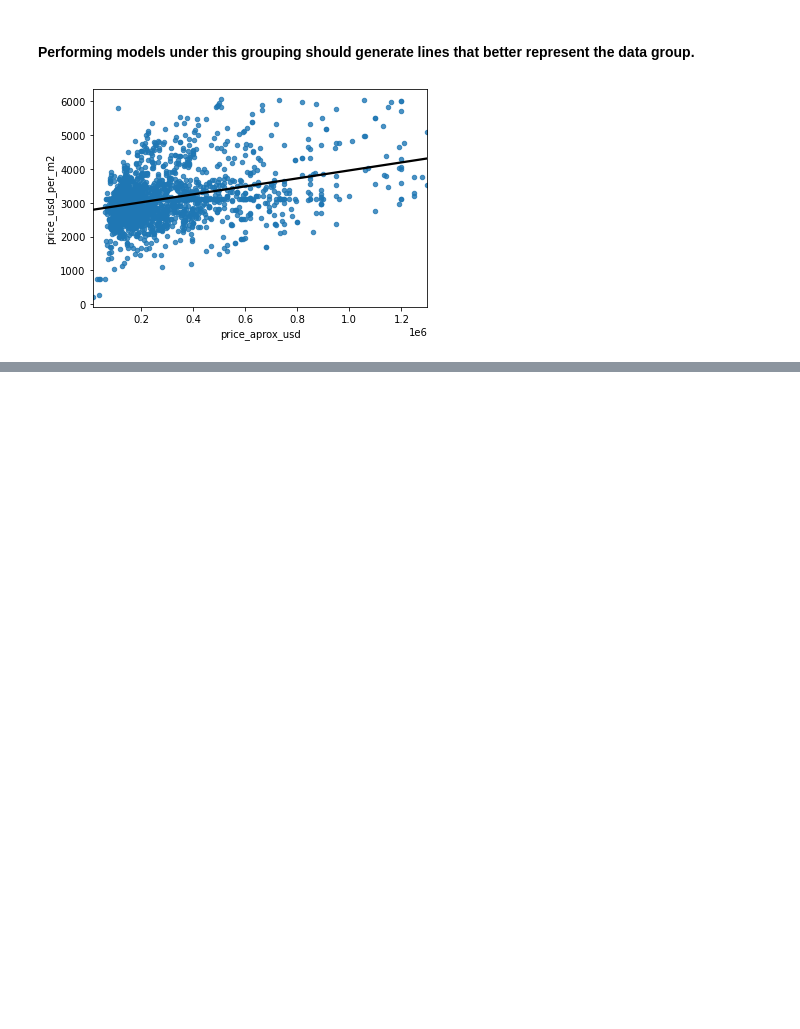
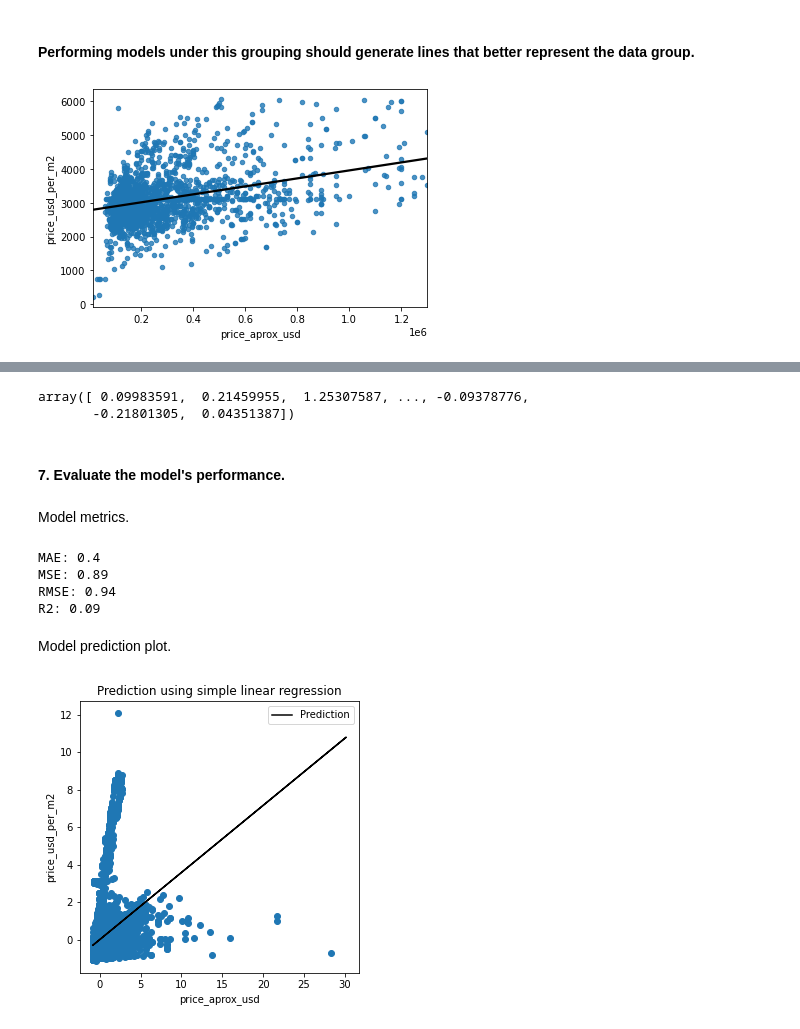
Before and after one commit to JonnathanDMT/Linear-Regression-Models, a Jupyter notebook: CodeWS2.ipynb, the cells around one changed output, grey strips where cells are left out. Cells and saved outputs as stored; diff of their text form; code cells hidden in the pictures; blank space fills up the shorter version.

Commit message:
Simple Linear Regression

```diff
--- a/CodeWS2.ipynb
+++ b/CodeWS2.ipynb
@@ -215,0 +270,6 @@ plt.show()
+# %%
+X = data_normalized[['price_aprox_usd']]
+y = data_normalized.price_usd_per_m2
+
+print("X length:", len(X))
+print("y length:", len(y))
@@ -215,0 +281,2 @@ plt.show()
+# %%
+Xtrain, Xtest, ytrain, ytest = train_test_split(X, y, random_state = 1)
@@ -215,0 +285,2 @@ plt.show()
+# %%
+model_1.fit(Xtrain, ytrain)
@@ -215,0 +313,33 @@ plt.show()
+# %%
+ypred = model_1.predict(Xtest)
+ypred
+# %% [output]
+array([ 0.09983591,  0.21459955,  1.25307587, ..., -0.09378776,
+       -0.21801305,  0.04351387])
+# %% [markdown]
+#### 7. Evaluate the model's performance.
+# %% [markdown]
+Model metrics.
+# %%
+print ('MAE:', mean_absolute_error(ytest, ypred).round(2))
+print ('MSE:', mean_squared_error(ytest, ypred).round(2))
+print ('RMSE:', np.sqrt(mean_squared_error(ytest, ypred)).round(2))
+print ('R2:', r2_score(ytest, ypred).round(2))
+# %% [output]
+MAE: 0.4
+MSE: 0.89
+RMSE: 0.94
+R2: 0.09
+# %% [markdown]
+Model prediction plot.
+# %%
+plt.figure(figsize = (5,5))
+plt.plot(Xtest, ypred, color = "Black", label = "Prediction")
+plt.scatter(Xtrain, ytrain)
+plt.title("Prediction using simple linear regression")
+plt.xlabel("price_aprox_usd")
+plt.ylabel("price_usd_per_m2")
+plt.legend()
+plt.show()
+# %% [output]
+[figure, added]
```
Also changed, not shown: parts of 25 cells of this notebook.
